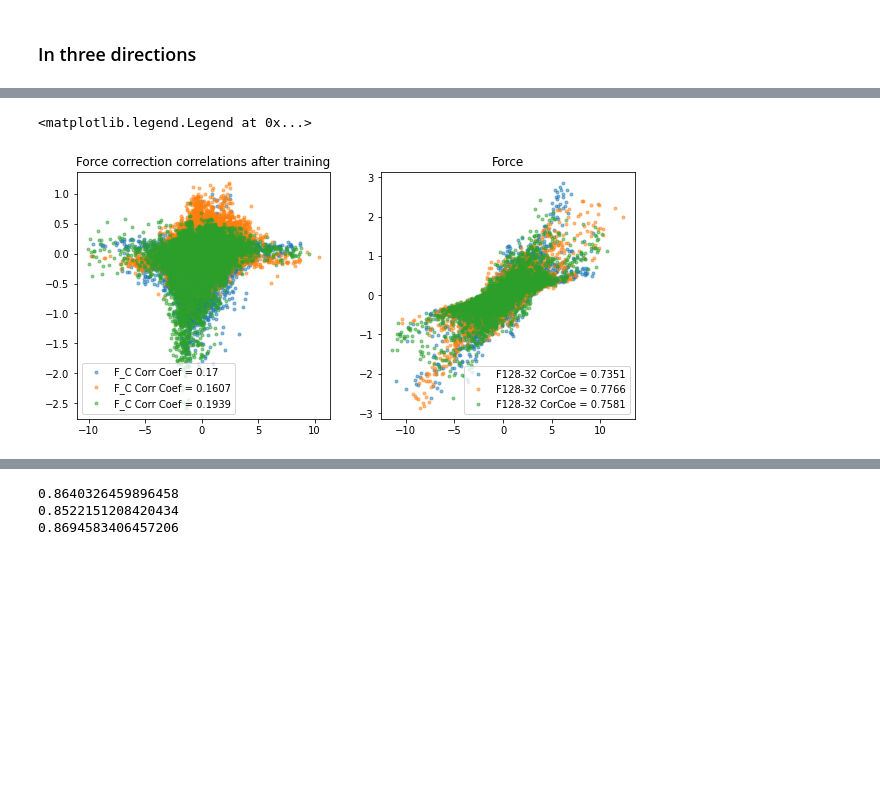
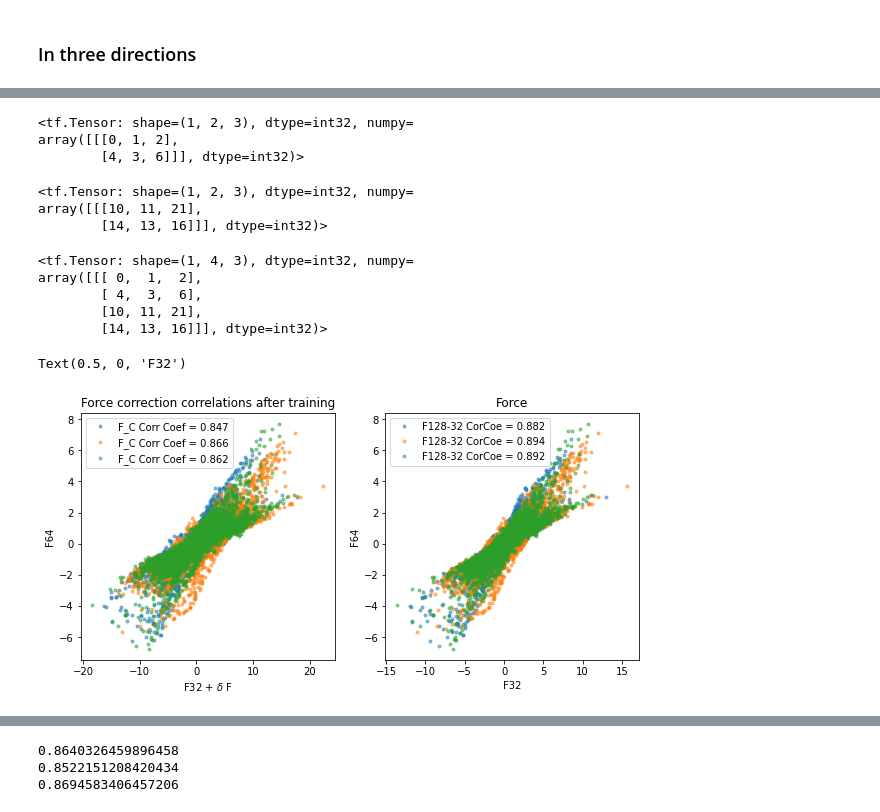
Before and after one commit to SumeetChougule/PM-HR, a Jupyter notebook: notebooks/Force_correction.ipynb, the cells around one changed output, grey strips where cells are left out. Drawn from its saved outputs; the diff is of its cells as text; code cells hidden in the pictures; blank space fills up the shorter version.

```diff
--- a/notebooks/Force_correction.ipynb
+++ b/notebooks/Force_correction.ipynb
@@ -341,16 +358,17 @@ x_train, y_train = in_wm, y
 # %%
-epochs   = 5000
+epochs   = 10
 loss     = []
 
 for epoch in range(epochs):
   #print("\nStart of epoch %d" % (epoch,))
+   for step, (x_batch_train, y_batch_train) in enumerate(train_dataset):
 
 
-  with tf.GradientTape() as tape:
-    pred = model(x_train, training=True)
+    with tf.GradientTape() as tape:
+        pred = model(x_batch_train, training=True)
 
-    loss_value = loss_fn(y_train, pred)
-    loss.append(loss_value)
+        loss_value = loss_fn(y_batch_train, pred)
+        loss.append(loss_value)
 
-  grads = tape.gradient(loss_value, model.trainable_weights)
-  optimizer.apply_gradients(zip(grads, model.trainable_weights))
+    grads = tape.gradient(loss_value, model.trainable_weights)
+    optimizer.apply_gradients(zip(grads, model.trainable_weights))
@@ -383,7 +403,7 @@ def train_and_checkpoint(epochs, model, manager):
   #print("\nStart of epoch %d" % (epoch,))
 
     with tf.GradientTape() as tape:
-      pred = model(x_train, training=True)
+      pred = model(x_batch_train, training=True)
 
       loss_value = loss_fn(y_train, pred)
       loss.append(loss_value)
@@ -497,19 +517,25 @@ Min loss is 1.508057951927185
+# %%
+F_prop = model(in_wm)
+f_c = f+ F_prop
 # %%
-
 plt.figure(figsize=(10, 10))
 
 plt.subplot(2,2, 1)
 for d in range(3):
-    plt.plot(y[::, d], F_prop[::, d], '.', alpha=0.5,label=f'F_C Corr Coef = {np.round(np.corrcoef(y[:, d], F_prop[:, d])[0,1],3)}')
+    plt.plot(f_c[::, d], fb[::, d], '.', alpha=0.5,label=f'F_C Corr Coef = {np.round(np.corrcoef(f_c[:, d], fb[:, d])[0,1],3)}')
 
-plt.title('Force correction correlations')
+plt.title('Force correction correlations after training')
 plt.legend()
+plt.ylabel('F64')
+plt.xlabel('F32 + $\delta$ F')
 
 
 plt.subplot(2,2, 2)
 for d in range(3):
-    plt.plot(f[::, d], fb[::, d], '.', alpha=0.5, label=f'CC(F128, F32) = {np.round(np.corrcoef(f[:, d], fb[:, d])[0,1],3)}' )
+    plt.plot(f[::, d], fb[::, d], '.', alpha=0.5, label=f'F128-32 CorCoe = {np.round(np.corrcoef(f[:, d], fb[:, d])[0,1],3)}' )
 
 plt.title('Force')
 plt.legend()
+plt.ylabel('F64')
+plt.xlabel('F32')
 # %% [output]
@@ -518,25 +623,49 @@ plt.legend()
+# %%
+t1
+# %% [output]
+<tf.Tensor: shape=(1, 2, 3), dtype=int32, numpy=
+array([[[0, 1, 2],
+        [4, 3, 6]]], dtype=int32)>
+# %%
+t2
+# %% [output]
+<tf.Tensor: shape=(1, 2, 3), dtype=int32, numpy=
+array([[[10, 11, 21],
+        [14, 13, 16]]], dtype=int32)>
+# %%
+tf.concat([t1,t2] ,1)
+# %% [output]
+<tf.Tensor: shape=(1, 4, 3), dtype=int32, numpy=
+array([[[ 0,  1,  2],
+        [ 4,  3,  6],
+        [10, 11, 21],
+        [14, 13, 16]]], dtype=int32)>
 # %%
 F_prop = model(in_wm)
 # %%
 plt.figure(figsize=(10, 10))
 
 plt.subplot(2,2, 1)
 for d in range(3):
-    plt.plot(y[::, d], F_prop[::, d], '.', alpha=0.5,label=f'F_C Corr Coef = {np.round(np.corrcoef(y[:, d], F_prop[:, d])[0,1],4)}')
+    plt.plot(f_c[::, d], fb[::, d], '.', alpha=0.5,label=f'F_C Corr Coef = {np.round(np.corrcoef(f_c[:, d], fb[:, d])[0,1],3)}')
 
 plt.title('Force correction correlations after training')
 plt.legend()
+plt.ylabel('F64')
+plt.xlabel('F32 + $\delta$ F')
 
 
 plt.subplot(2,2, 2)
 for d in range(3):
-    plt.plot(f[::, d], fb[::, d], '.', alpha=0.5, label=f'F128-32 CorCoe = {np.round(np.corrcoef(f[:, d], fb[:, d])[0,1],4)}' )
+    plt.plot(f[::, d], fb[::, d], '.', alpha=0.5, label=f'F128-32 CorCoe = {np.round(np.corrcoef(f[:, d], fb[:, d])[0,1],3)}' )
 
 plt.title('Force')
 plt.legend()
+plt.ylabel('F64')
+plt.xlabel('F32')
 # %% [output]
-<matplotlib.legend.Legend at 0x...>
+Text(0.5, 0, 'F32')
-[figure, old version]
+[figure, new version]
 # %%
 F_prop = model(in_wm)
 # %%
```
Also changed, not shown: parts of 26 cells of this notebook.
